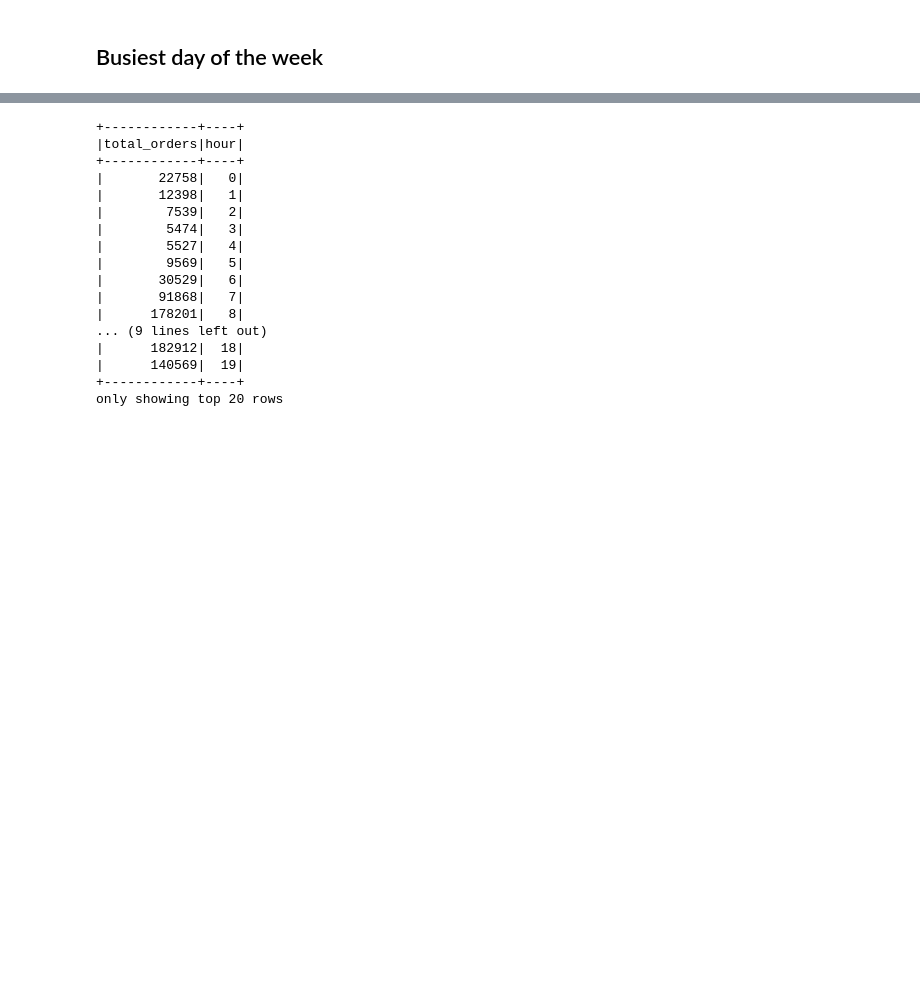
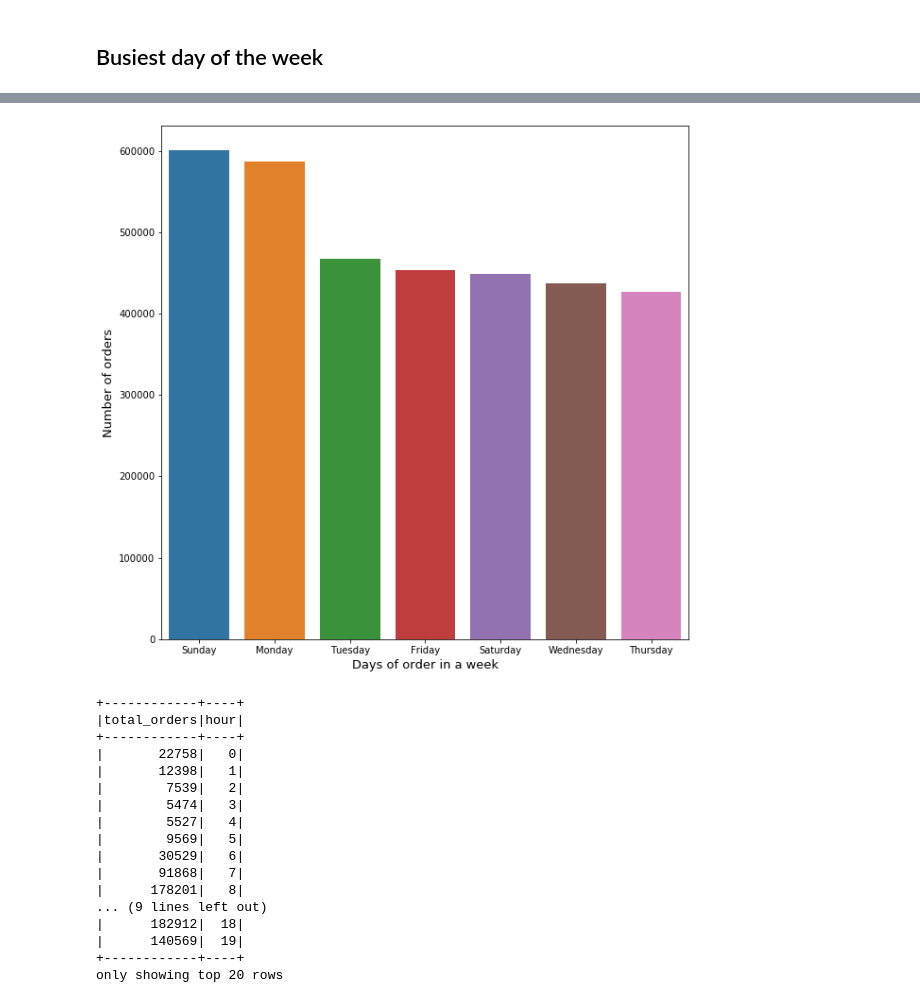
Before and after one commit to RickuLEE/instaca, a Jupyter notebook: pyspark_instacart.ipynb, the cells around one changed output, grey strips where cells are left out. Drawn from its saved outputs; the diff is of its cells as text; code cells hidden in the pictures; blank space fills up the shorter version.

```diff
--- a/pyspark_instacart.ipynb
+++ b/pyspark_instacart.ipynb
@@ -82,11 +92,13 @@ ParseException: "\nmismatched input '.' expecting <EOF>(line 3, pos 32)\n\n== SQ
 # %%
 df_pandas = sqlDF.toPandas()
 
 f, ax = plt.subplots(figsize=(10, 10))
-sns.barplot(sqlDF["day_of_week"], sqlDF["total_orders"])
+sns.barplot(df_pandas["day_of_week"], df_pandas["total_orders"])
 plt.ylabel('Number of orders', fontsize=13)
 plt.xlabel('Days of order in a week', fontsize=13)
 plt.show()
+# %% [output]
+[figure, added]
 # %%
 sqlDF = spark.sql("""
 select
```
Also changed, not shown: parts of 1 cell of this notebook, 1 other file.
